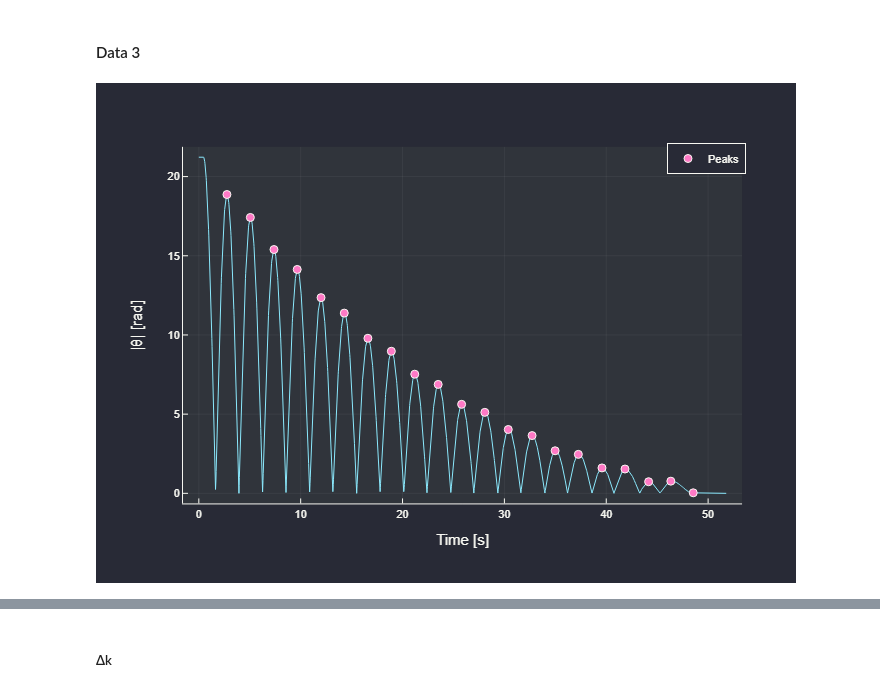
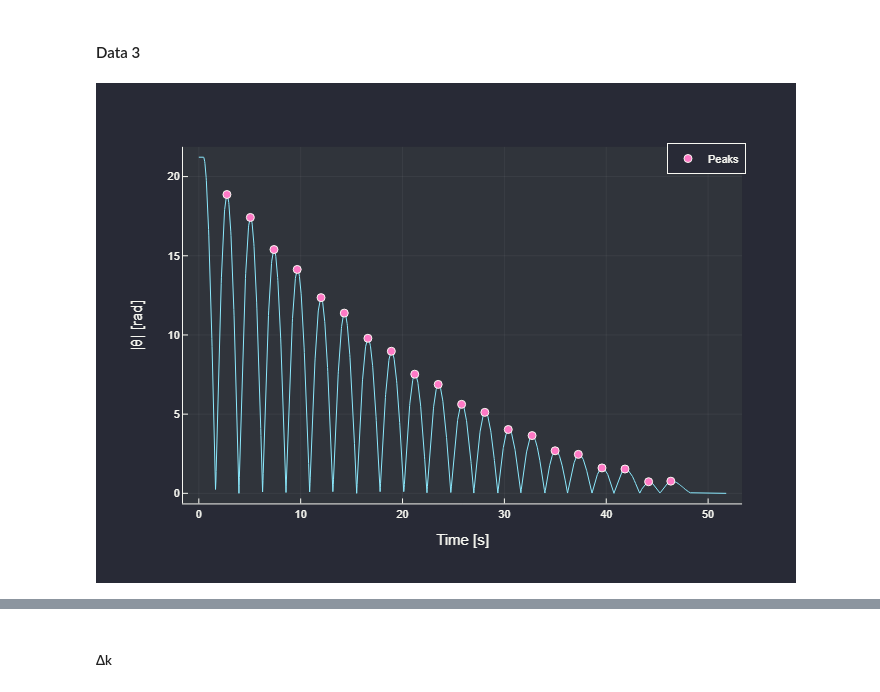
Before and after one commit to AwesomeQuest/verklegt3, a Jupyter notebook: notebook.ipynb, the cells around one changed output, grey strips where cells are left out. Cells and saved outputs as stored; diff of their text form; code cells hidden in the pictures.

```diff
--- a/notebook.ipynb
+++ b/notebook.ipynb
@@ -319,13 +319,15 @@ $0.00376 ± 0.00045 kg m^2 s^-1$
 #### Data 3
 # %%
 data3[!,2] = abs.(data3[!,2])
+
 peaks = findmaxima(data3[!,2])
-peaks = peaks[1][data3[peaks[1],2] .< 20]
+peaks = peaks[1][peaks[2] .< 20 .&& peaks[2].> .1]
+
 plot(data3[!,1], abs.(data3[!,2]),
 	xlabel = "Time [s]",
 	ylab = "|θ| [rad]",
 	labels = :none)
 scatter!(data3[peaks,1],data3[peaks,2],
 labels = "Peaks")
 # %% [output]
-[figure, old version]
+[figure, new version]
```
Also changed, not shown: parts of 30 cells of this notebook.
